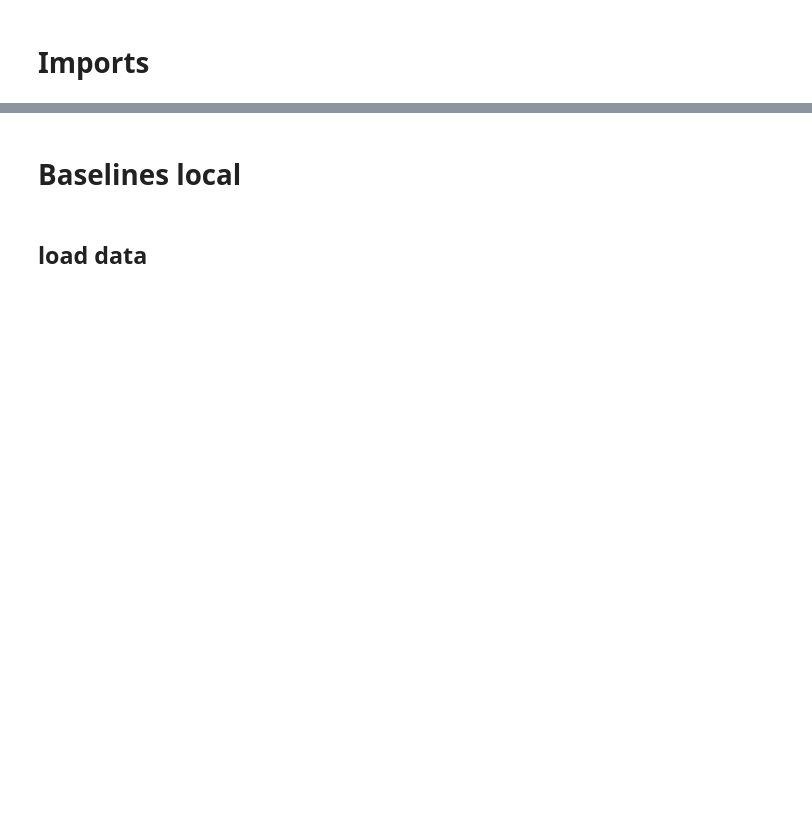
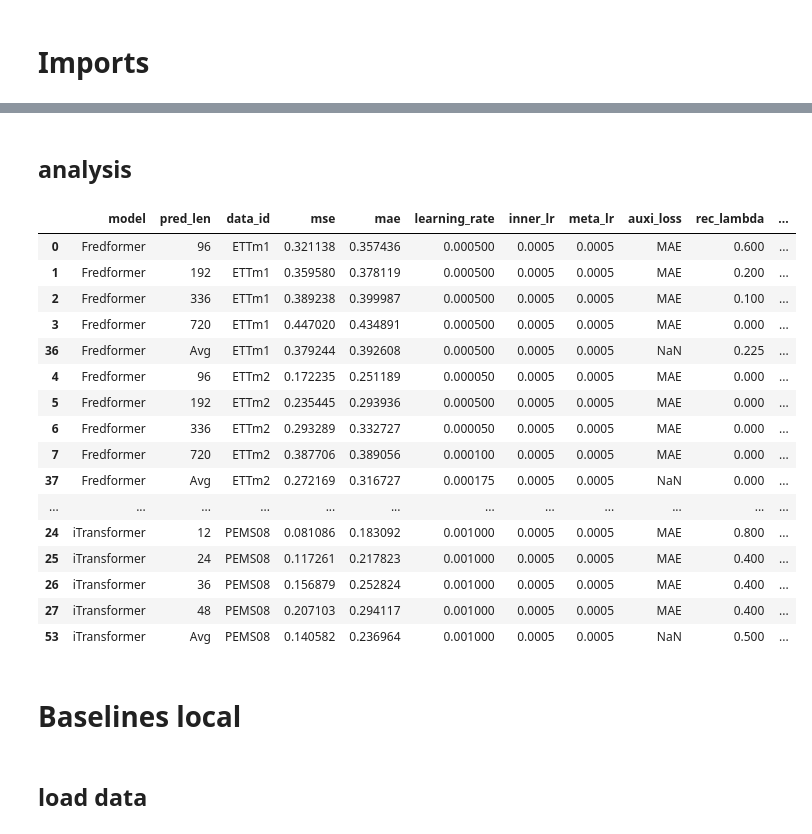
Before and after one commit to Master-PLC/Time-o1, a Jupyter notebook: analyze/Time-o1/long_term_forecast.ipynb, the cells around one changed output, grey strips where cells are left out. Saved outputs shown, nothing was run; the diff lists cells and outputs as text; code cells hidden in the pictures; blank space fills up the shorter version.

```diff
--- a/analyze/Time-o1/long_term_forecast.ipynb
+++ b/analyze/Time-o1/long_term_forecast.ipynb
@@ -32,3 +72,70 @@ pd.set_option('display.max_rows', None)
+# %% [markdown]
+## analysis
+# %%
+min_mode = 'each'
+
+df2 = df.copy()
+
+columns = ['model', 'data_id', 'learning_rate', 'alpha', 'rank_ratio', 'align_type', 'individual']
+if min_mode == 'group':
+    mse_mean = df2.groupby(columns)['mse'].mean().reset_index()
+    idx = mse_mean.groupby(['model', 'data_id'])['mse'].idxmin()
+    best_model = mse_mean.loc[idx]
+    df2 = df2.merge(best_model[columns], on=columns, how='inner')
+elif min_mode == 'each':
+    min_mse_idx = df2.groupby(['model', 'data_id', 'pred_len'])['mse'].idxmin()
+    df2 = df2.loc[min_mse_idx]
+elif min_mode == 'sum':
+    # 新增：mse+mae最小
+    df2['sum_error'] = df2['mse'] + df2['mae']
+    min_sum_idx = df2.groupby(['model', 'data_id', 'pred_len'])['sum_error'].idxmin()
+    df2 = df2.loc[min_sum_idx]
+    df2 = df2.drop(columns=['sum_error'])
+
+columns = ['model', 'pred_len', 'data_id', 'mse', 'mae', 'learning_rate', 'inner_lr', 'meta_lr', 'auxi_loss', 'rec_lambda', 'auxi_lambda', 'rank_ratio', 'lradj', 'train_epochs', 'patience', 'batch_size', 'auxi_batch_size', 'warmup_steps', 'meta_inner_steps', 'overlap_ratio', 'num_tasks', 'max_norm', 'first_order', 'auxi_mode', 'auxi_type', 'pca_dim', 'reinit', 'use_weights', 'sample_attn', 'exp_dir']
+df2 = df2[columns]
+
+dst_order = ['ETTm1', 'ETTm2', 'ETTh1', 'ETTh2', 'ECL', 'Traffic', 'Weather', 'PEMS03', 'PEMS08']
+df2['data_id'] = pd.Categorical(df2['data_id'], categories=dst_order, ordered=True)
+
+model_order = ['Fredformer', 'iTransformer', 'FreTS', 'MICN']
+df2['model'] = pd.Categorical(df2['model'], categories=model_order, ordered=True)
+df2.sort_values(by=['model', 'data_id', 'pred_len'], inplace=True)
+
+# save_root = '/mnt/tidalfs-bdsz01/usr/panlicheng/workspace/TransDF/stats'
+# os.makedirs(save_root, exist_ok=True)
+# df2.to_csv(f"{save_root}/finetune_best_meta.csv", index=False)
+
+# print(df2)
+df2_avg = df2.groupby(['model', 'data_id']).mean(numeric_only=True).reset_index()
+df2_avg['pred_len'] = 'Avg'
+
+df2 = pd.concat([df2, df2_avg]).reset_index(drop=True)
+
+# pl_order = [96, 192, 336, 720, 'Avg']
+# df2['pred_len'] = pd.Categorical(df2['pred_len'], categories=pl_order, ordered=True)
+
+df2.sort_values(by=['data_id', 'model', 'pred_len'], inplace=True)
+df2.dropna(inplace=True, thresh=5)
+df2
+# %% [output]
+|  | model | pred_len | data_id | mse | mae | learning_rate | inner_lr | meta_lr | auxi_loss | rec_lambda | ... |
+| 0 | Fredformer | 96 | ETTm1 | 0.321138 | 0.357436 | 0.000500 | 0.0005 | 0.0005 | MAE | 0.600 | ... |
+| 1 | Fredformer | 192 | ETTm1 | 0.359580 | 0.378119 | 0.000500 | 0.0005 | 0.0005 | MAE | 0.200 | ... |
+| 2 | Fredformer | 336 | ETTm1 | 0.389238 | 0.399987 | 0.000500 | 0.0005 | 0.0005 | MAE | 0.100 | ... |
+| 3 | Fredformer | 720 | ETTm1 | 0.447020 | 0.434891 | 0.000500 | 0.0005 | 0.0005 | MAE | 0.000 | ... |
+| 36 | Fredformer | Avg | ETTm1 | 0.379244 | 0.392608 | 0.000500 | 0.0005 | 0.0005 | NaN | 0.225 | ... |
+| 4 | Fredformer | 96 | ETTm2 | 0.172235 | 0.251189 | 0.000050 | 0.0005 | 0.0005 | MAE | 0.000 | ... |
+| 5 | Fredformer | 192 | ETTm2 | 0.235445 | 0.293936 | 0.000500 | 0.0005 | 0.0005 | MAE | 0.000 | ... |
+| 6 | Fredformer | 336 | ETTm2 | 0.293289 | 0.332727 | 0.000050 | 0.0005 | 0.0005 | MAE | 0.000 | ... |
+| 7 | Fredformer | 720 | ETTm2 | 0.387706 | 0.389056 | 0.000100 | 0.0005 | 0.0005 | MAE | 0.000 | ... |
+| 37 | Fredformer | Avg | ETTm2 | 0.272169 | 0.316727 | 0.000175 | 0.0005 | 0.0005 | NaN | 0.000 | ... |
+| ... | ... | ... | ... | ... | ... | ... | ... | ... | ... | ... | ... |
+| 24 | iTransformer | 12 | PEMS08 | 0.081086 | 0.183092 | 0.001000 | 0.0005 | 0.0005 | MAE | 0.800 | ... |
+| 25 | iTransformer | 24 | PEMS08 | 0.117261 | 0.217823 | 0.001000 | 0.0005 | 0.0005 | MAE | 0.400 | ... |
+| 26 | iTransformer | 36 | PEMS08 | 0.156879 | 0.252824 | 0.001000 | 0.0005 | 0.0005 | MAE | 0.400 | ... |
+| 27 | iTransformer | 48 | PEMS08 | 0.207103 | 0.294117 | 0.001000 | 0.0005 | 0.0005 | MAE | 0.400 | ... |
+| 53 | iTransformer | Avg | PEMS08 | 0.140582 | 0.236964 | 0.001000 | 0.0005 | 0.0005 | NaN | 0.500 | ... |
 # %% [markdown]
 # Baselines local
 # %% [markdown]
```
Also changed, not shown: parts of 3 cells of this notebook, 5 other files.
